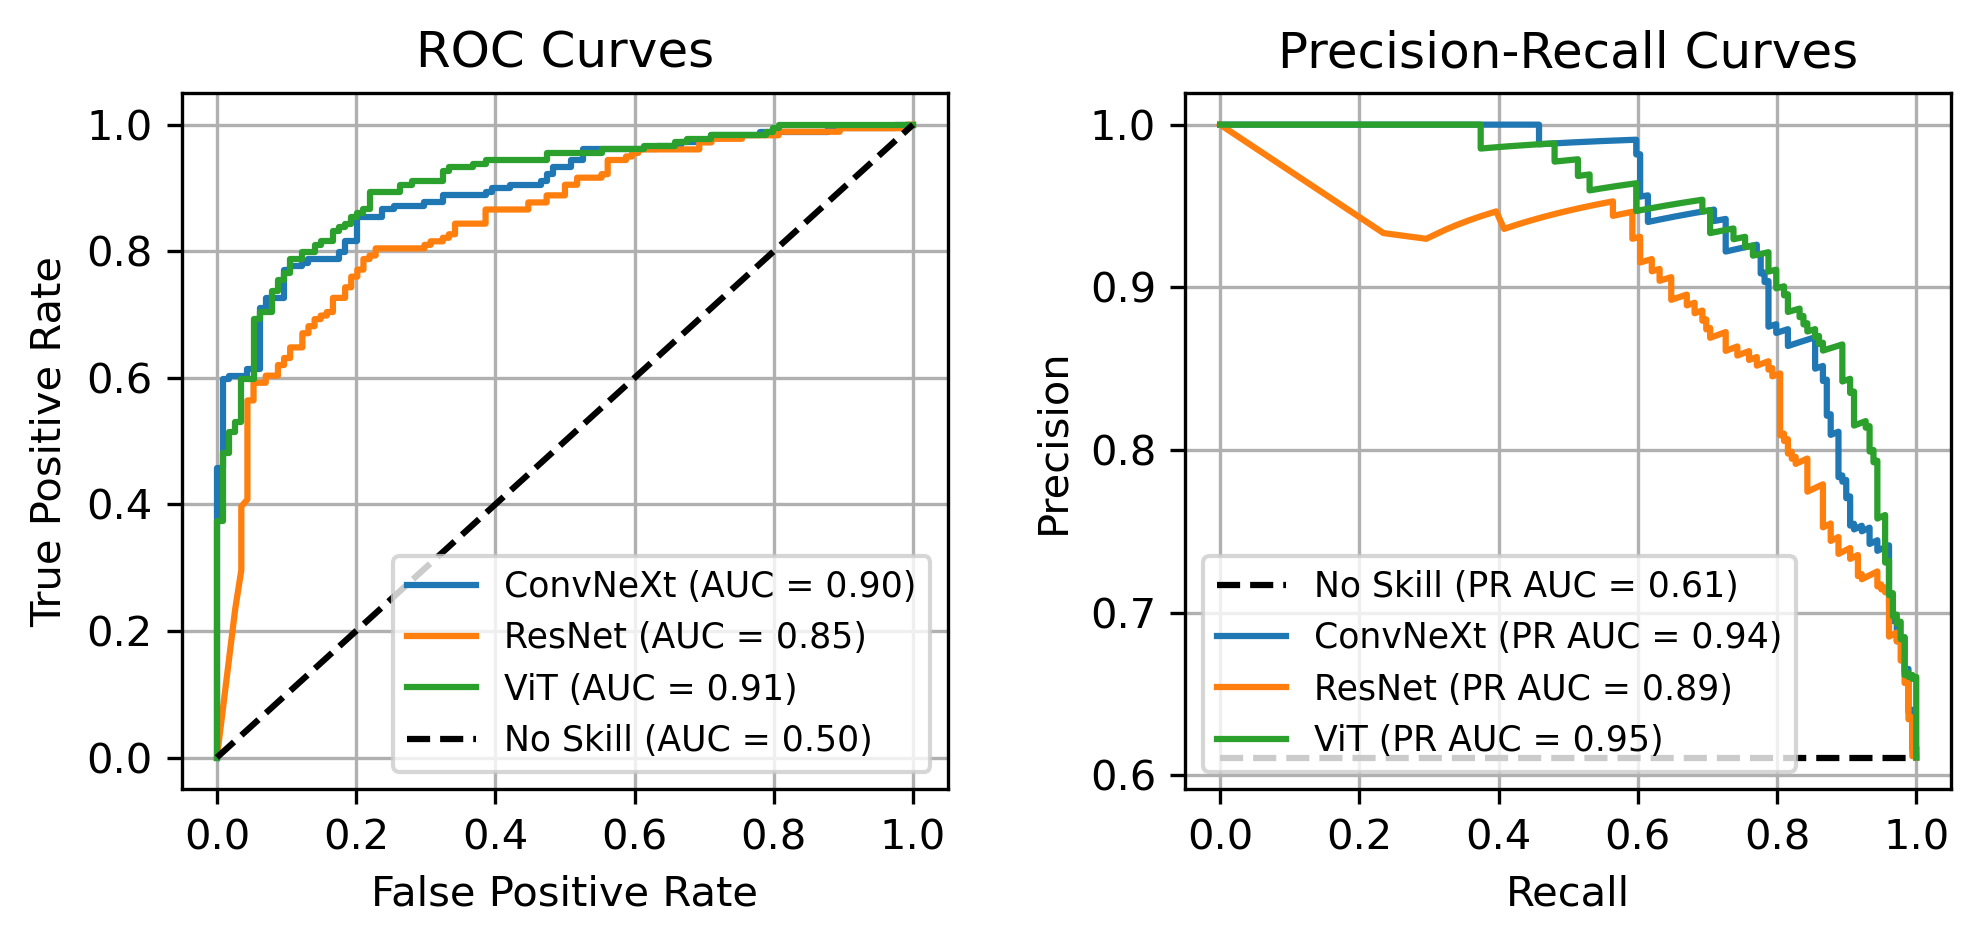
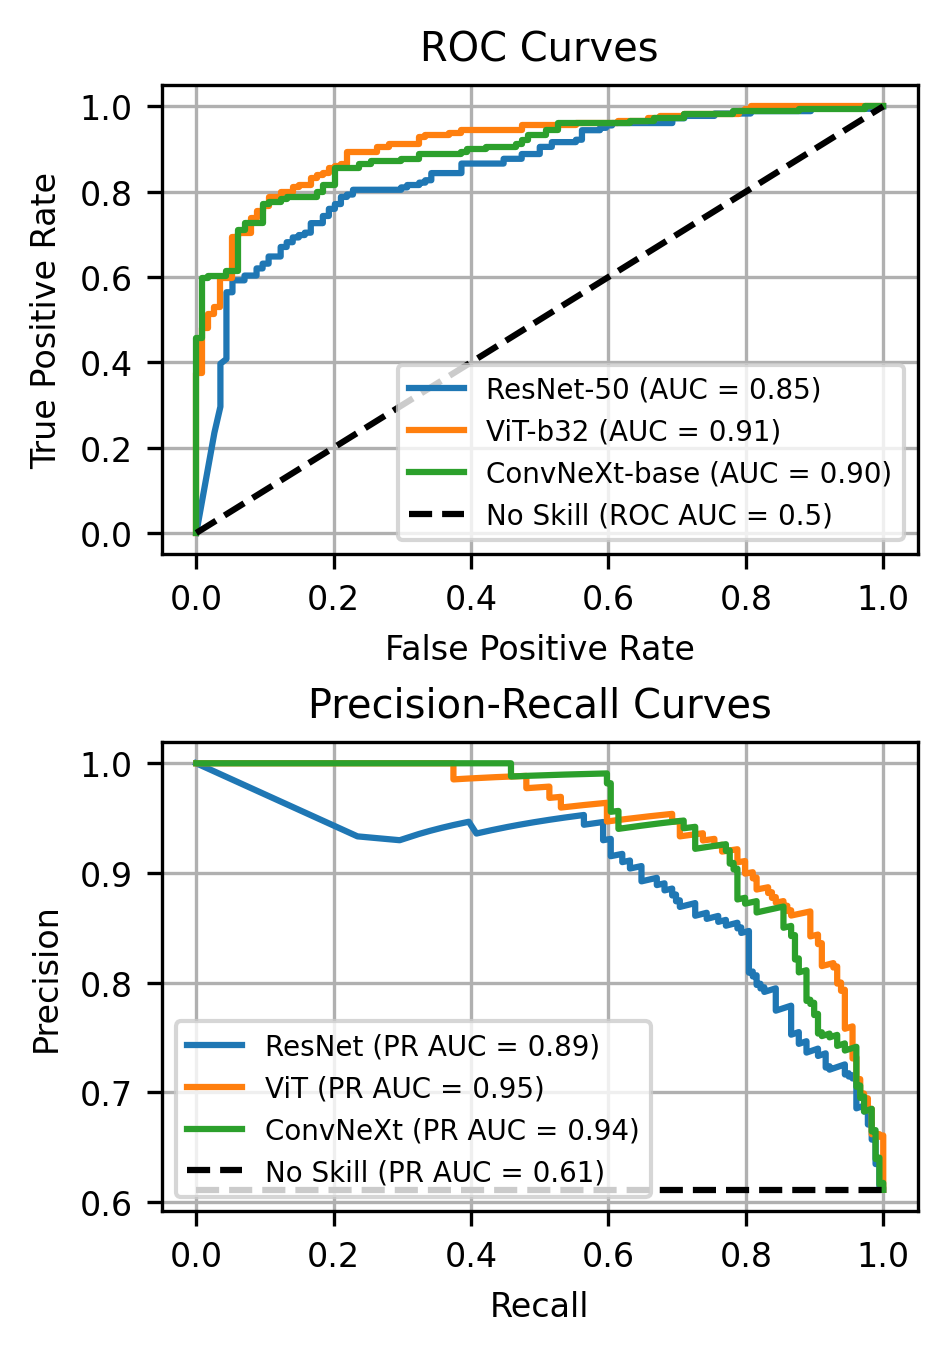
Code edit (unified diff) that turned the first committed figure into the second:
--- before
+++ after
@@ -1,19 +1,21 @@
 
 # Plot the ROC Curves
-plt.subplots(1, 2, figsize=(6.75, 3.25), dpi = 300)
-plt.subplot(1, 2, 1)
+fig, (ax1, ax2) = plt.subplots(2, 1, figsize=(3.25, 2*3.25*0.75), dpi = 300)
+plt.subplots_adjust(wspace=0.5, hspace=0.4)
+# print(ax)
+# plt.subplot(1, 2, 1)
 
-for model_name, results in model_results.items():
-    # plt.plot(results['fpr'], results['tpr'], label=f'{model_name.split("-")[0]}') # the AUC numbers are good to have, but kind of hard to fit and we'll likely already report them in the table
-    plt.plot(results['fpr'], results['tpr'], label=f'{model_name.split("-")[0]} (AUC = {results["roc_auc"]:.2f})')
+for col, (model_name, results) in enumerate(model_results.items()):
+    # ax1.plot(results['fpr'], results['tpr'], color = f"C{col}")
+    ax1.plot(results['fpr'], results['tpr'], label=f'{"-".join(model_name.split("-")[:2])} (AUC = {results["roc_auc"]:.2f})')
 
-plt.plot([0, 1], [0, 1], 'k--', label='No Skill (AUC = 0.50)')
-plt.xlabel('False Positive Rate')
-plt.ylabel('True Positive Rate')
-plt.title('ROC Curves')
-plt.legend(loc='lower right', fontsize = 'small') # Increased legend fontsize
-plt.grid(True)
-plt.xticks()
-plt.yticks()
+ax1.plot([0, 1], [0, 1], 'k--', label=f'No Skill (ROC AUC = 0.5)')
+ax1.set_xlabel('False Positive Rate')
+ax1.set_ylabel('True Positive Rate')
+ax1.set_title('ROC Curves')
+ax1.legend(loc='lower right', fontsize = 'small') # Increased legend fontsize
+ax1.grid(True)
+# ax1.set_xticks()
+# ax1.set_yticks()
 # plt.tight_layout() # Adjust layout to prevent labels from being cut off
 # plt.show()
@@ -23,5 +25,11 @@
 # Plot the PR Curves
 # plt.figure(figsize=(3.25, 3.25 * 0.75), dpi = 300)
-plt.subplot(1, 2, 2)
+# plt.subplot(1, 2, 2)
+
+
+
+for col, (model_name, results) in enumerate(model_results.items()):
+    ax2.plot(results['recall'], results['precision'], label=f'{model_name.split("-")[0]} (PR AUC = {results["pr_auc"]:.2f})')
+    # ax2.plot(results['recall'], results['precision'], label=f'{model_name.split("-")[0]}', color = f"C{col}")
 
 # Baseline for PR curve: For a random classifier, PR AUC is the proportion of positive samples
@@ -29,21 +37,21 @@
 if all_labels is not None: 
     positive_class_proportion = np.sum(all_labels) / len(all_labels)
-    plt.plot([0, 1], [positive_class_proportion, positive_class_proportion], 'k:', linestyle='--', label=f'No Skill (PR AUC = {positive_class_proportion:.2f})')
+    ax2.plot([0, 1], [positive_class_proportion, positive_class_proportion], 'k:', linestyle='--', label=f'No Skill (PR AUC = {positive_class_proportion:.2f})')
+    # ax2.plot([0, 1], [positive_class_proportion, positive_class_proportion], 'k:', linestyle='--', label=f'No Skill')
 else:
     # Fallback if all_labels wasn't set, e.g., due to an error earlier
     print("Warning: Could not determine positive class proportion for PR AUC baseline.")
 
+# ax2.set_ylim([0,1])
+ax2.set_xlabel('Recall')
+ax2.set_ylabel('Precision')
+ax2.set_title('Precision-Recall Curves')
+ax2.legend(loc='lower left', fontsize = 'small') # Increased legend fontsize
+ax2.grid(True)
+# ax2.set_xticks()
+# ax2.set_yticks()
+# ax2.set_tight_layout()
 
-for model_name, results in model_results.items():
-    plt.plot(results['recall'], results['precision'], label=f'{model_name.split("-")[0]} (PR AUC = {results["pr_auc"]:.2f})')
-
-plt.xlabel('Recall')
-plt.ylabel('Precision')
-plt.title('Precision-Recall Curves')
-plt.legend(loc='lower left', fontsize = 'small') # Increased legend fontsize
-plt.grid(True)
-plt.xticks()
-plt.yticks()
-plt.tight_layout()
+# fig.legend(loc = 'lower center')
 # plt.show()
 # Optional: Save the figure

Commit: update roc and pr curves